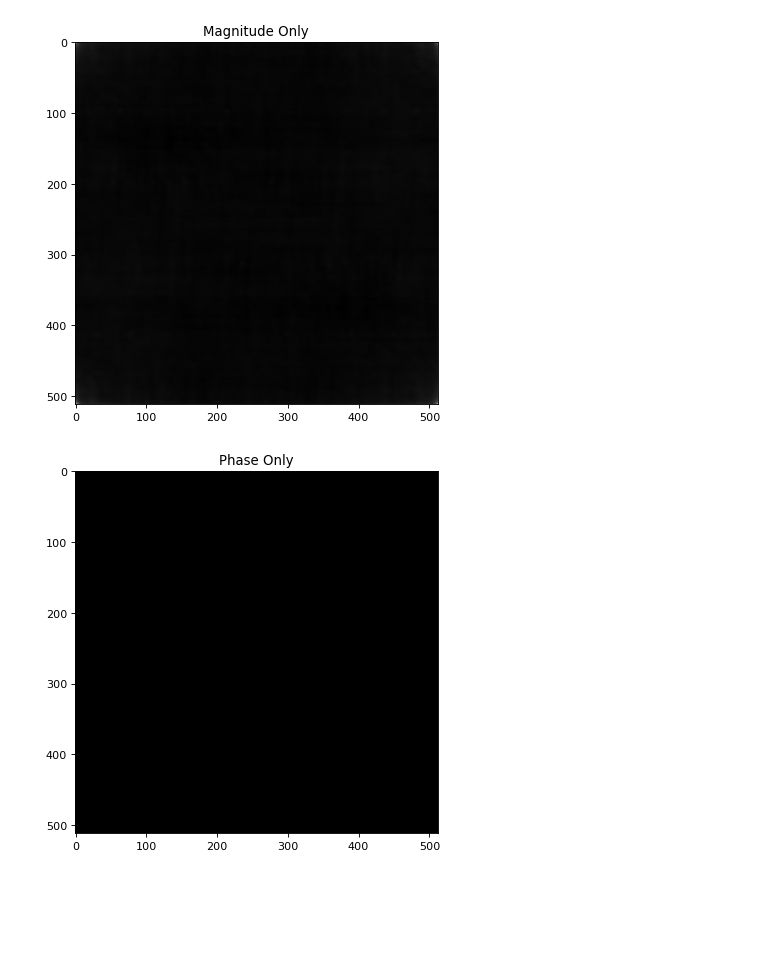
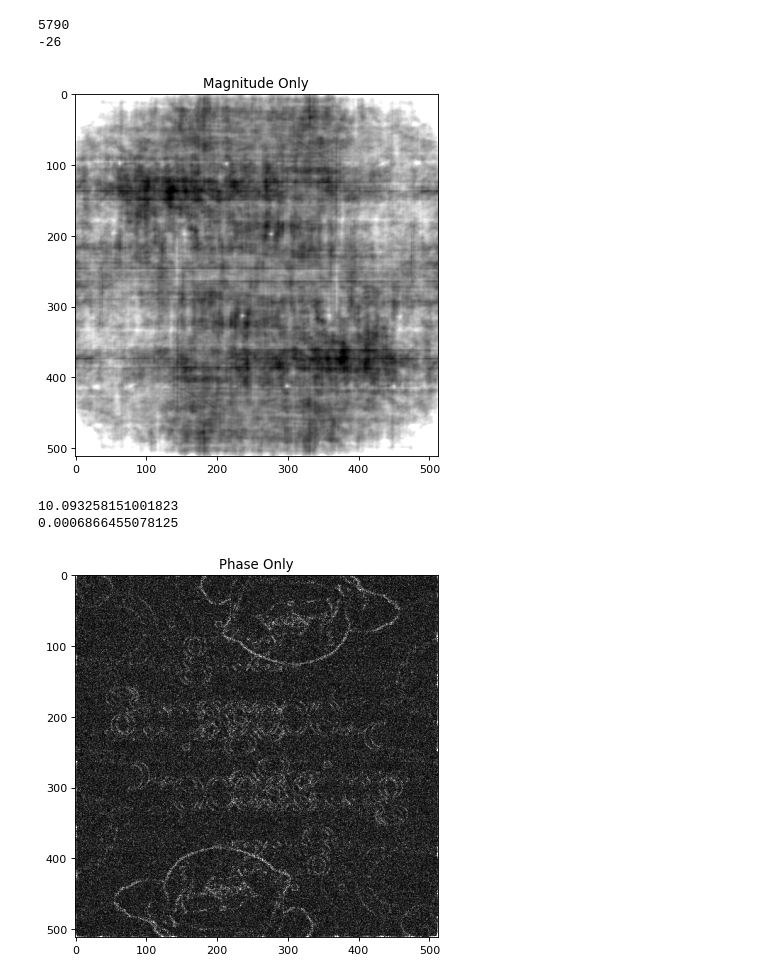
Before and after one commit to zachary-obrien/CSCE5225_P5, a Jupyter notebook: obrien_main_pt2.ipynb, the cells around one changed output. Drawn from its saved outputs; the diff is of its cells as text; code cells hidden in the pictures; blank space fills up the shorter version.

```diff
--- a/obrien_main_pt2.ipynb
+++ b/obrien_main_pt2.ipynb
@@ -16,12 +17,13 @@ def image_fft(img):
     return fftshift(fft2(temp_array))
 
 def image_ifft(frequency_matrix):
-    unshifted = fftshift(frequency_matrix)
-    return ifft2(unshifted)#%%
+    return ifft2(fftshift(frequency_matrix))
 # %%
 img_size = (512, 512)
-img1 = load_image('DIPcover.bmp')
+img1 = load_image('DIPcover_pt2.bmp')
 img1 = cv2.resize(img1, img_size, interpolation = cv2.INTER_AREA)
+print(img1[np.max(img1,keepdims=True)])
+print(img1[np.min(img1,keepdims=True)])
 
 plt.figure(num=None, figsize=(8, 6), dpi=80)
 plt.title("Original")
@@ -42,28 +61,43 @@ def get_mag_and_phase(matrix, imaginary=False):
     output_phase_angle = np.zeros(matrix.shape, dtype=complex)
     for y in range(matrix.shape[1]):
         for x in range(matrix.shape[0]):
-            real_2 = matrix[x][y].real ** 2
-            imag_2 = matrix[x][y].imag ** 2
-            output_magnitude[x][y] = math.sqrt(real_2 + imag_2)
-            tmp_atan = math.atan((imag_2 / real_2))
+            real = matrix[x][y].real
+            imag = matrix[x][y].imag
+            output_magnitude[x][y] = math.sqrt(real ** 2 + imag ** 2)
+            tmp_atan = math.atan2(imag, real) * (180 / math.pi)
             if imaginary:
-                output_phase_angle[x][y] = complex(1, tmp_atan.real)
+                output_phase_angle[x][y] = complex(1, tmp_atan)
             else:
                 output_phase_angle[x][y] = tmp_atan
     return output_magnitude, output_phase_angle
 # %%
 magnitude, imag_phase_angle = get_mag_and_phase(FFT1, imaginary=True)
 # %%
+#display_mag = abs(image_ifft(magnitude))#.real.astype(int)
 display_mag = image_ifft(magnitude).real.astype(int)
+#display_mag = magnitude
 plt.figure(num=None, figsize=(8, 6), dpi=80)
 plt.title("Magnitude Only")
-plt.imshow(display_mag, cmap='gray');
+plt.imshow(display_mag, cmap='gray', vmin=0, vmax=250);
+print(np.max(display_mag))
+print(np.min(display_mag))
 # %% [output]
+5790
+-26
-[figure, old version]
+[figure, new version]
 # %%
-display_phase = image_ifft(imag_phase_angle).real.astype(int)
+display_phase = abs(image_ifft(imag_phase_angle))
+# display_phase = image_ifft(imag_phase_angle).real.astype(int)
+# display_phase = display_phase * 255
+# ifft_phase = image_ifft(imag_phase_angle)
+
 plt.figure(num=None, figsize=(8, 6), dpi=80)
 plt.title("Phase Only")
-plt.imshow(display_phase, cmap='gray');
+plt.imshow(display_phase, cmap='gray', vmin=0, vmax=1);
+
+print(np.max(display_phase))
+print(np.min(display_phase))
 # %% [output]
+10.093258151001823
+0.0006866455078125
-[figure, old version]
+[figure, new version]
```
Also changed, not shown: parts of 3 cells of this notebook, 1 other file.
